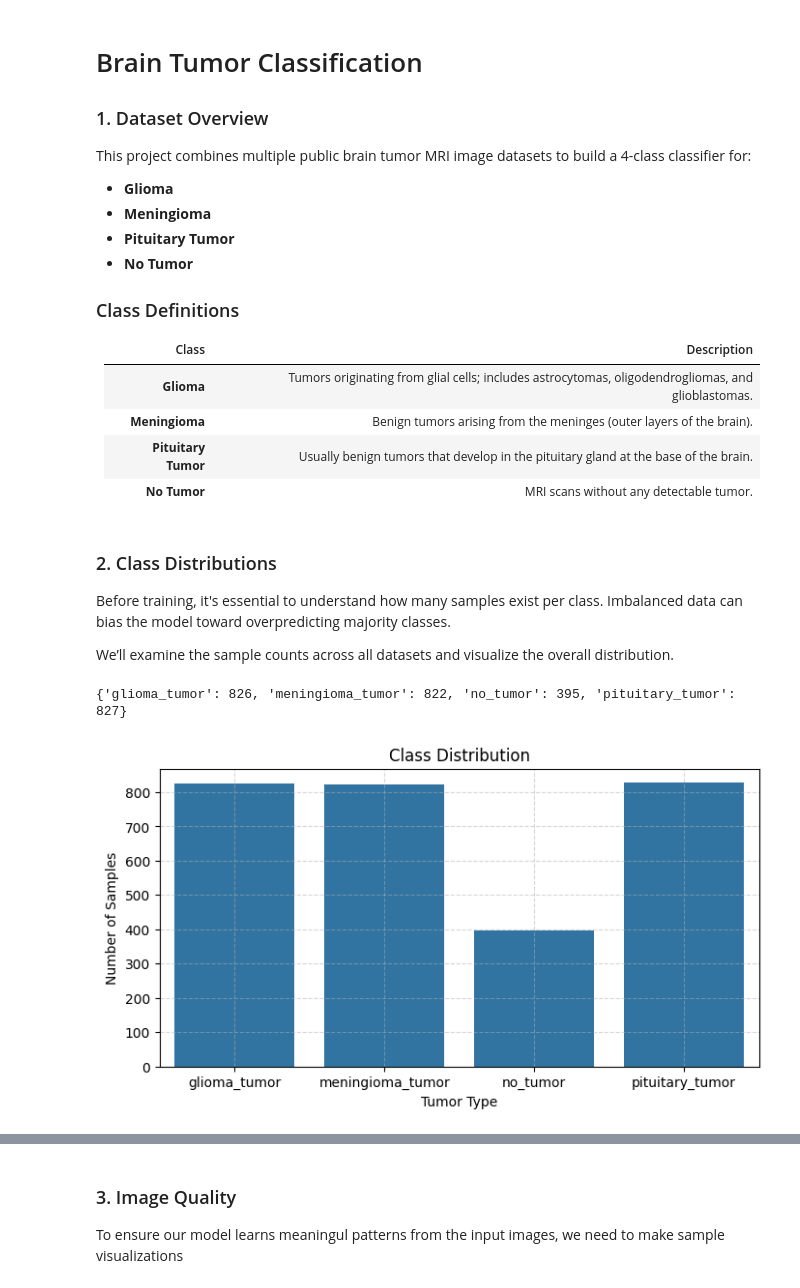
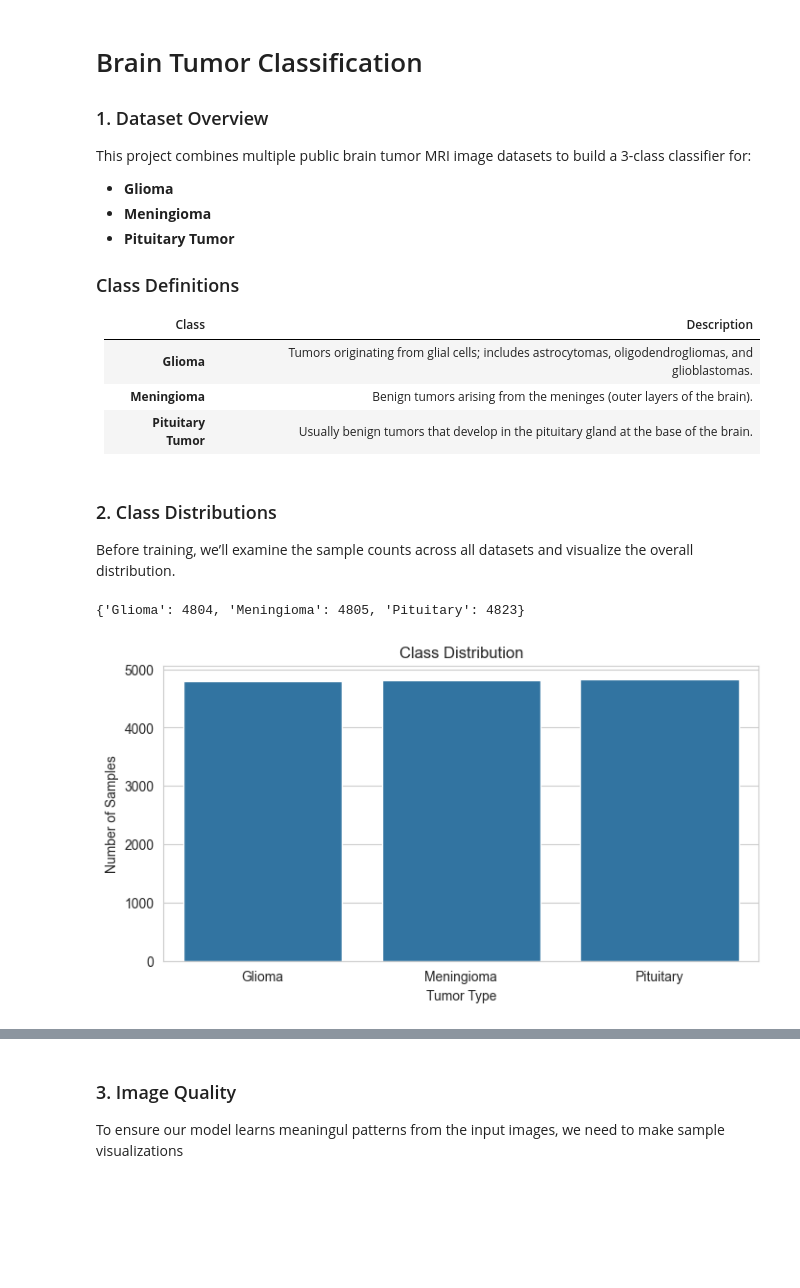
Before and after one commit to daviddning/cancer-tumor-classifier, a Jupyter notebook: notebooks/eda_brain_umor.ipynb, the cells around one changed output, grey strips where cells are left out. Drawn from its saved outputs; the diff is of its cells as text; code cells hidden in the pictures; blank space fills up the shorter version.

```diff
--- a/notebooks/eda_brain_umor.ipynb
+++ b/notebooks/eda_brain_umor.ipynb
@@ -2,11 +2,10 @@
 # Brain Tumor Classification
 
 ### 1. Dataset Overview
-This project combines multiple public brain tumor MRI image datasets to build a 4-class classifier for:
+This project combines multiple public brain tumor MRI image datasets to build a 3-class classifier for:
 - **Glioma**
 - **Meningioma**
 - **Pituitary Tumor**
-- **No Tumor**
 
 ### Class Definitions
 | Class          | Description |
@@ -14,46 +13,49 @@ This project combines multiple public brain tumor MRI image datasets to build a
 | **Glioma**     | Tumors originating from glial cells; includes astrocytomas, oligodendrogliomas, and glioblastomas. |
 | **Meningioma** | Benign tumors arising from the meninges (outer layers of the brain). |
 | **Pituitary Tumor** | Usually benign tumors that develop in the pituitary gland at the base of the brain. |
-| **No Tumor**   | MRI scans without any detectable tumor. |
 # %% [markdown]
 ### 2. Class Distributions
-Before training, it's essential to understand how many samples exist per class. Imbalanced data can bias the model toward overpredicting majority classes.
-
-We’ll examine the sample counts across all datasets and visualize the overall distribution.
+Before training, we’ll examine the sample counts across all datasets and visualize the overall distribution.
 # %%
 import os
 import numpy as np
 import matplotlib.pyplot as plt
 import seaborn as sns
-from PIL import Image
+import pandas as pd
 
 # define path
-data_dir = r"C:\Users\SCHOOL\.cache\kagglehub\datasets\sartajbhuvaji\brain-tumor-classification-mri\versions\3\Training"
+data_dir = r"C:\Users\SCHOOL\OneDrive - UBC\Desktop\pythonlearninghaha\Brain Tumor Dataset"
 
 # count samples
 def count_samples(directory):
     return {
         cls: len(os.listdir(os.path.join(directory, cls)))
         for cls in os.listdir(directory)
         if os.path.isdir(os.path.join(directory, cls))
     }
 
 # get counts
 counts = count_samples(data_dir)
 print(counts)
 
-# plot class distribution
+# convert to dataframe
+df = pd.DataFrame(list(counts.items()), columns=["Tumor Type", "Count"])
+
+# plot
+sns.set_style("whitegrid")
 plt.figure(figsize=(8, 4))
-sns.barplot(x=list(counts.keys()), y=list(counts.values()))
+sns.barplot(x="Tumor Type", y="Count", data=df)
 plt.title("Class Distribution")
 plt.ylabel("Number of Samples")
 plt.xlabel("Tumor Type")
-plt.grid(True, linestyle='--', alpha=0.5)
-plt.savefig("../reports/class_distribution.png", bbox_inches="tight")
+
+# ensure folder exists
+os.makedirs("../graphics", exist_ok=True)
+plt.savefig("../graphics/class_distribution.png", bbox_inches="tight")
 plt.show()
 # %% [output]
-{'glioma_tumor': 826, 'meningioma_tumor': 822, 'no_tumor': 395, 'pituitary_tumor': 827}
+{'Glioma': 4804, 'Meningioma': 4805, 'Pituitary': 4823}
-[figure, old version]
+[figure, new version]
 # %% [markdown]
 From what we can see above:
 - Tumor classes contain the following sample counts:
```
Also changed, not shown: parts of 3 cells of this notebook.
